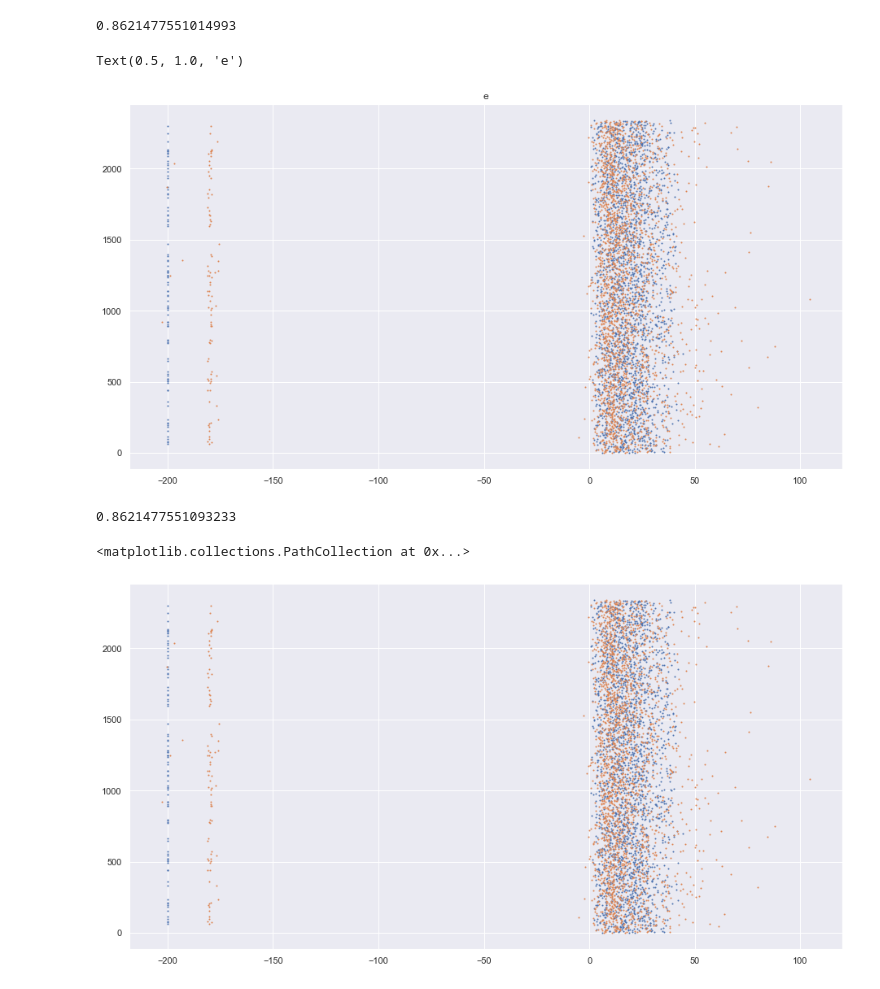
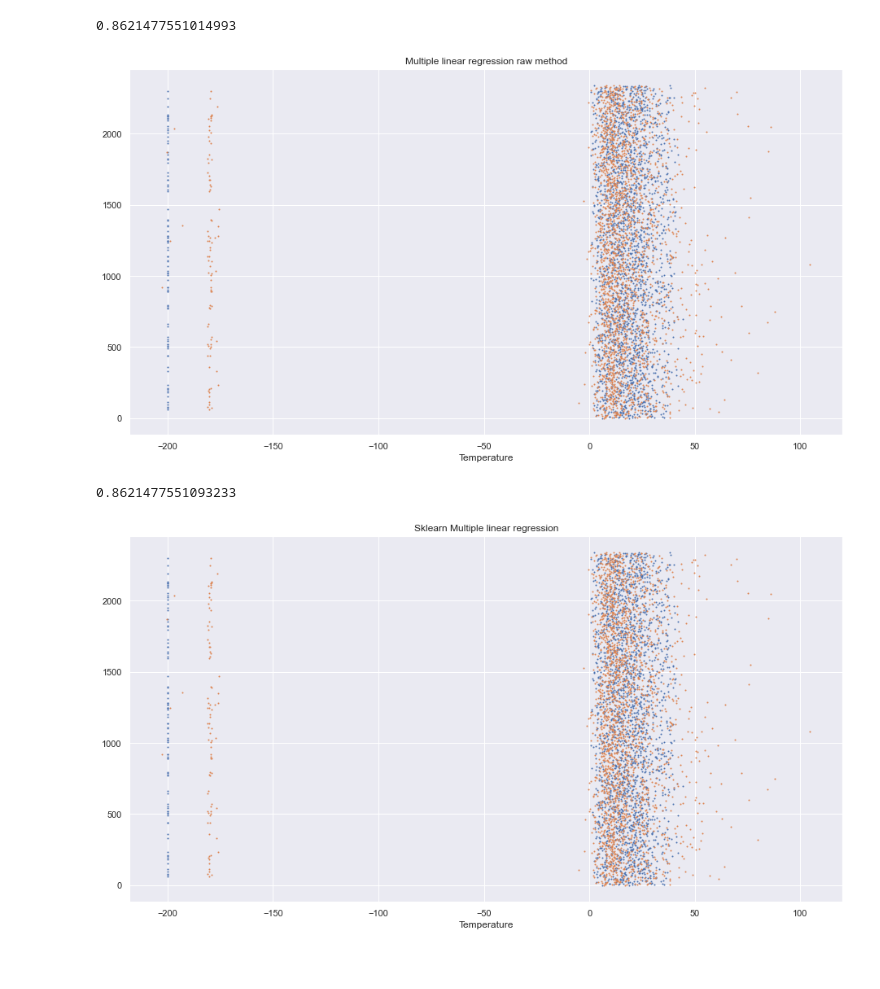
Before and after one commit to Krystiankr/ML-LinearRegression, a Jupyter notebook: AIR.ipynb, the cells around one changed output. Cells and saved outputs as stored; diff of their text form; code cells hidden in the pictures; blank space fills up the shorter version.

```diff
--- a/AIR.ipynb
+++ b/AIR.ipynb
@@ -546,11 +546,10 @@ print(r2)
 plt.scatter(y_test, np.arange(len(y_test)), s=1)
 plt.scatter(y_pred, np.arange(len(y_pred)), s=1)
 plt.title('Multiple linear regression raw method')
-
+plt.xlabel("Temperature")
 plt.show()
 # %% [output]
-Text(0.5, 1.0, 'e')
-[figure, old version]
+[figure, new version]
 # %%
 from sklearn.linear_model import LinearRegression
 reg = LinearRegression()
@@ -563,6 +562,8 @@ y_pred_linear = reg.predict(X_test)
 # %%
 plt.scatter(y_test, np.arange(len(y_test)), s=1)
 plt.scatter(y_pred_linear, np.arange(len(y_pred_linear)), s=1)
+plt.title('Sklearn Multiple linear regression')
+plt.xlabel("Temperature")
+plt.show()
 # %% [output]
-<matplotlib.collections.PathCollection at 0x...>
-[figure, old version]
+[figure, new version]
```
